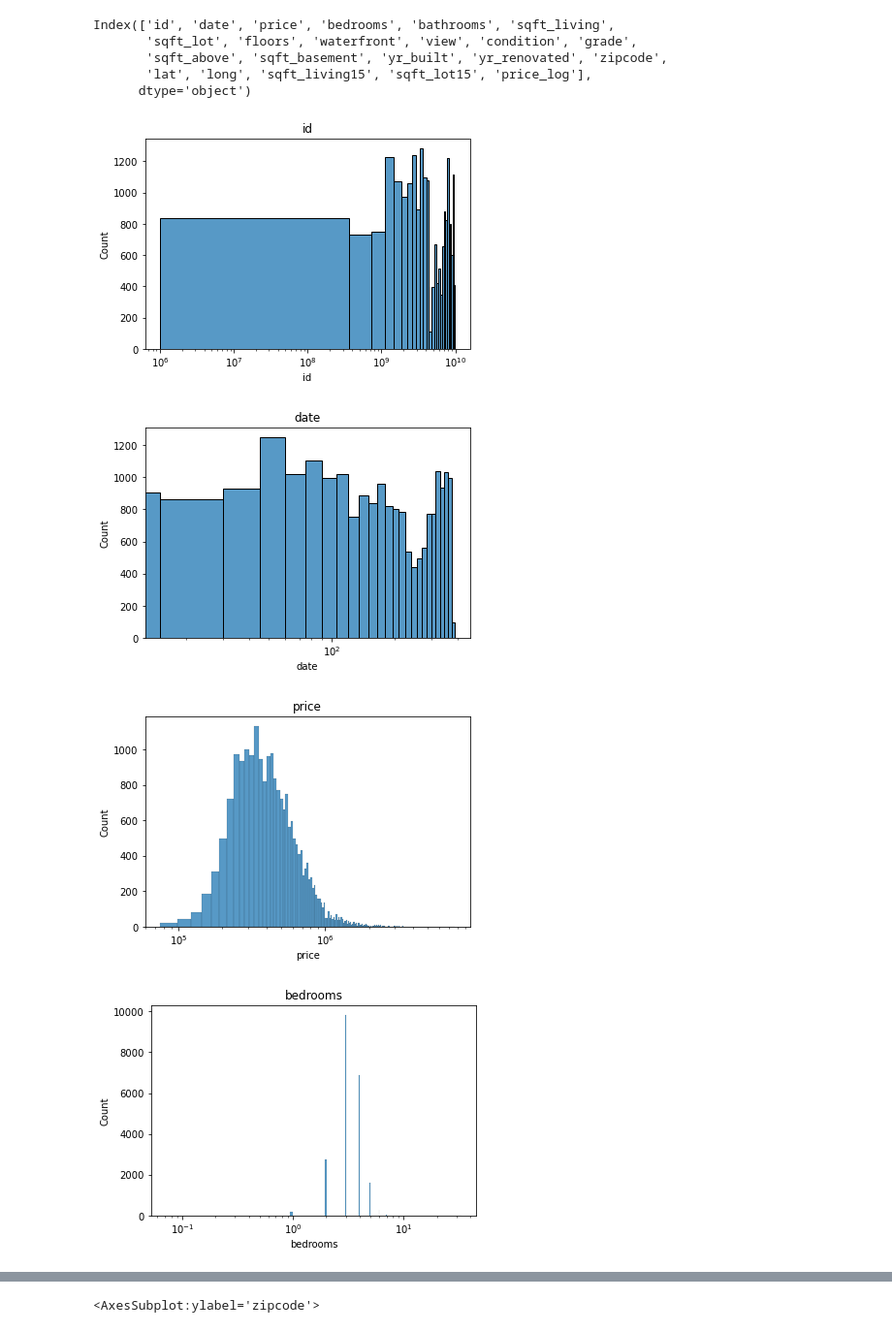
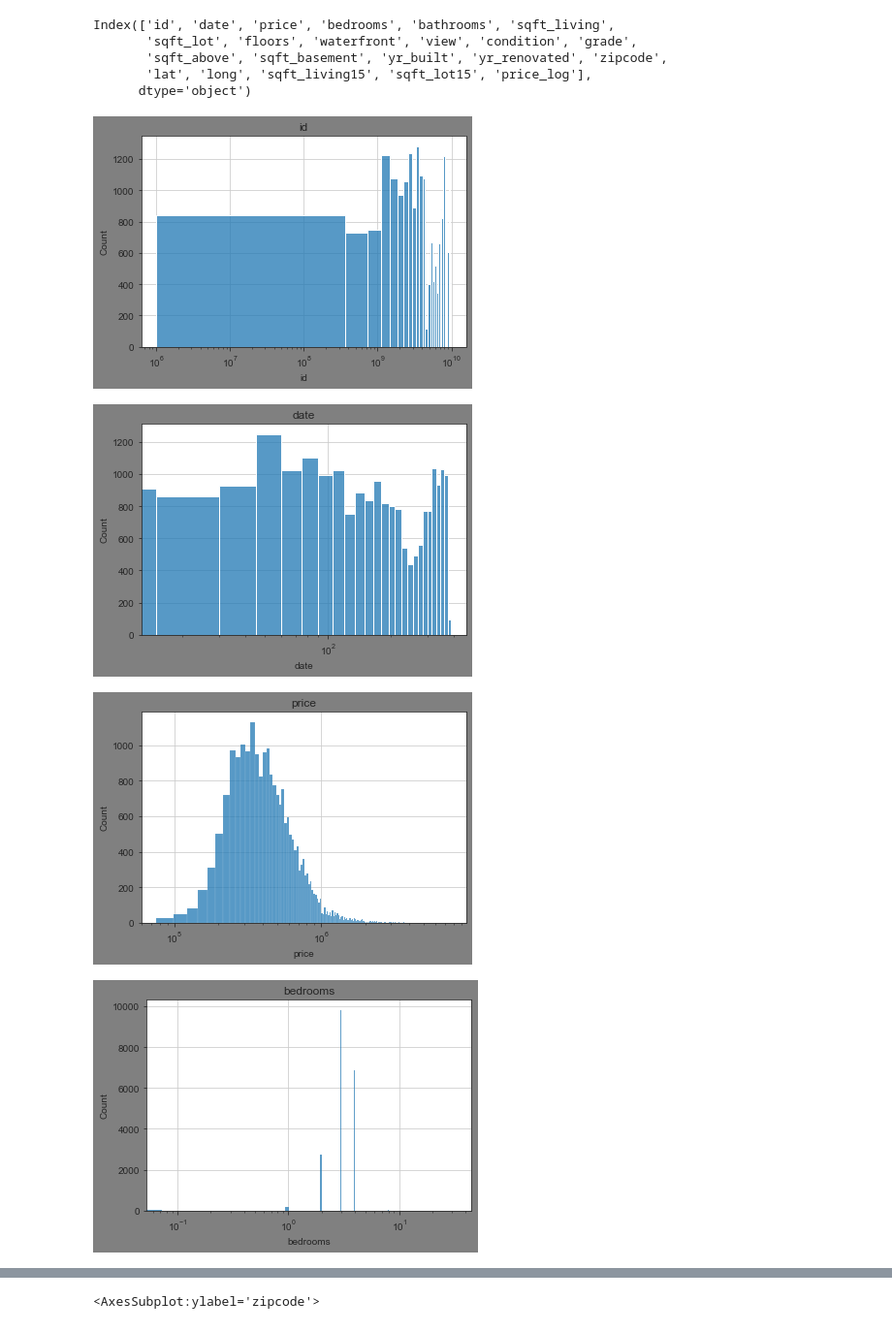
Before and after one commit to GSoulat/Dev-IA, a Jupyter notebook: PRIX D UNE MAISON/prix maison.ipynb, the cells around one changed output, grey strips where cells are left out. Shown at 97% size. Saved outputs shown, nothing was run; the diff lists cells and outputs as text; code cells hidden in the pictures.

```diff
--- a/PRIX D UNE MAISON/prix maison.ipynb
+++ b/PRIX D UNE MAISON/prix maison.ipynb
@@ -118,12 +118,14 @@ Index(['id', 'date', 'price', 'bedrooms', 'bathrooms', 'sqft_living',
       dtype='object')
 # %%
 for col in df.columns:
-    sns.histplot(data = df, x = col)
-    plt.title(col)
-    plt.xscale('log')
-    plt.show()
+    with sns.axes_style('ticks', {'figure.facecolor': 'grey', 'font.family': ['sans-serif'],'font.sans-serif': ['Arial',
+  'DejaVu Sans'], 'axes.grid': True}):
+        sns.histplot(data = df, x = col)
+        plt.title(col)
+        plt.xscale('log')
+        plt.show()
 # %% [output]
-[figure, old version]
+[figure, new version]
-[figure, old version]
+[figure, new version]
-[figure, old version]
+[figure, new version]
-[figure, old version]
+[figure, new version]
```
Also changed, not shown: parts of 8 cells of this notebook, 8 other files.
